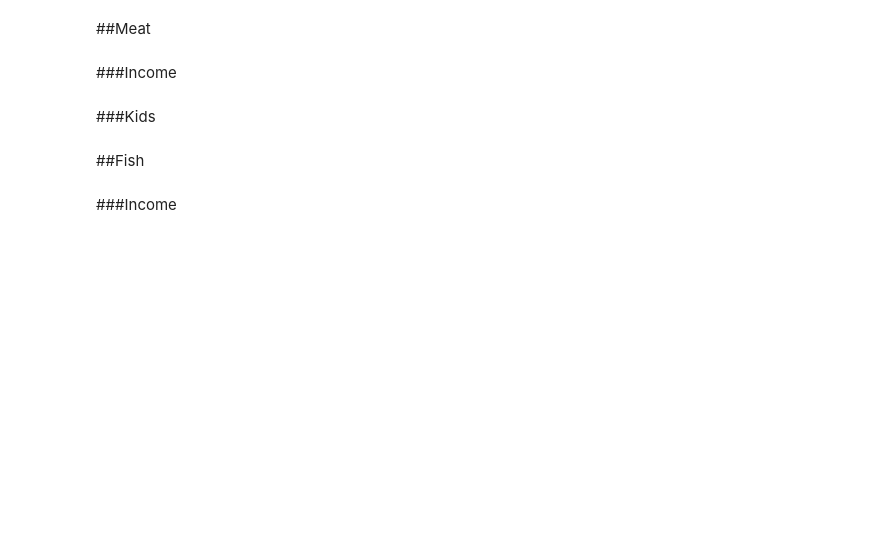
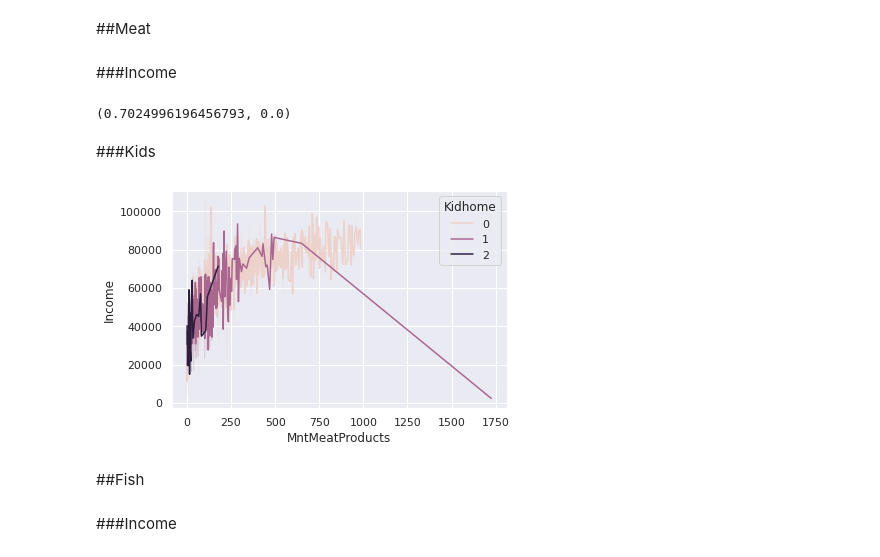
Before and after one commit to clanderson23/Grocery-Analysis, a Jupyter notebook: Grocery_Market_Analysis.ipynb, the cells around one changed output. Cells and saved outputs as stored; diff of their text form; code cells hidden in the pictures; blank space fills up the shorter version.

```diff
--- a/Grocery_Market_Analysis.ipynb
+++ b/Grocery_Market_Analysis.ipynb
@@ -313,8 +319,17 @@ plt.ioff()
 ##Meat
 # %% [markdown]
 ###Income
+# %%
+stats.pearsonr(market_df['Income'], market_df['MntMeatProducts'])
+# %% [output]
+(0.7024996196456793, 0.0)
 # %% [markdown]
 ###Kids
+# %%
+sns.lineplot(x='MntMeatProducts', y='Income', hue='Kidhome', data=market_df)
+plt.ioff()
+# %% [output]
+[figure, added]
 # %% [markdown]
 ##Fish
 # %% [markdown]
```
Also changed, not shown: parts of 9 cells of this notebook.
